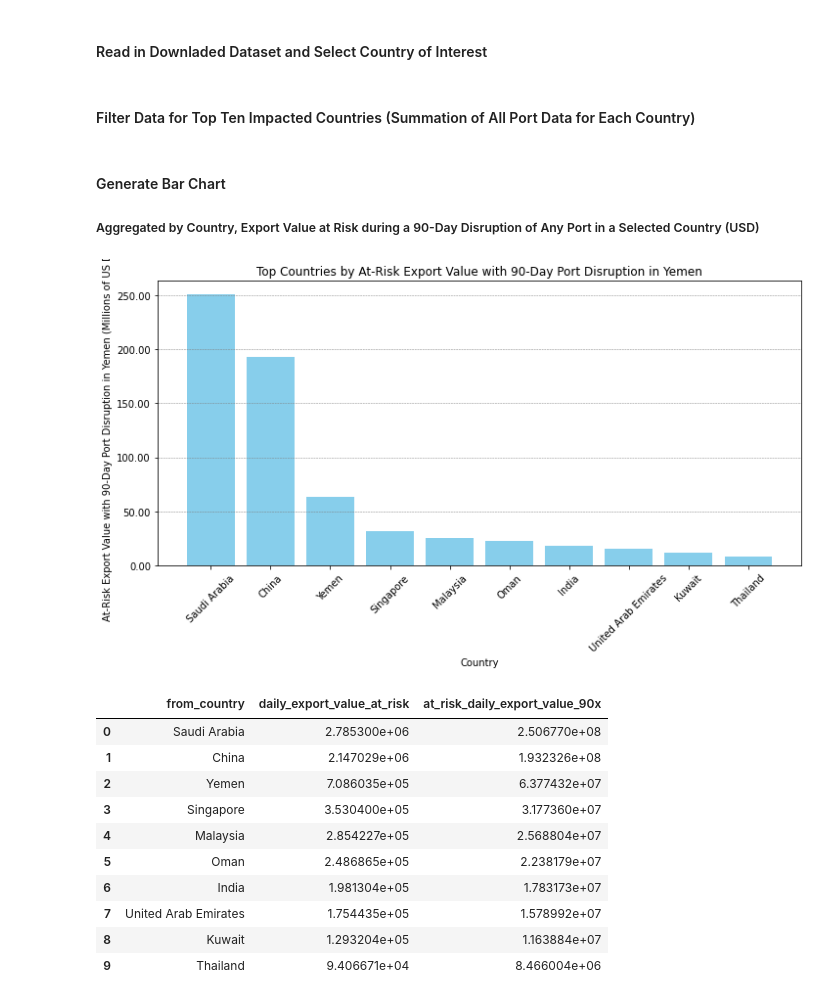
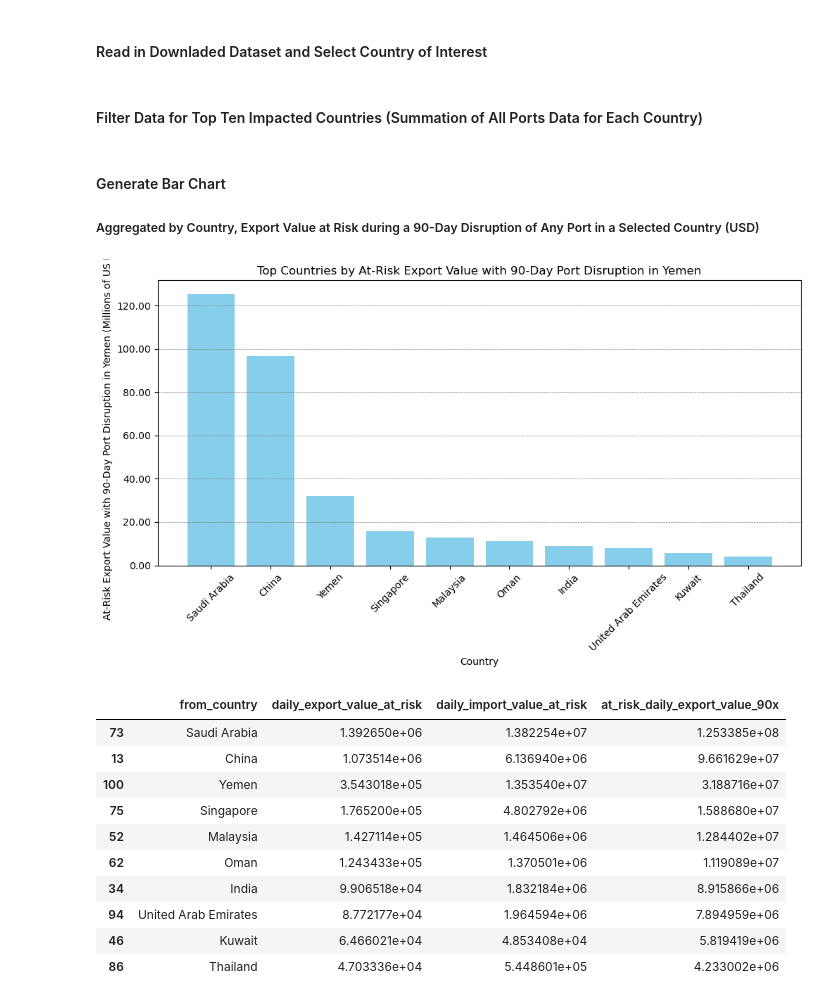
Before and after one commit to datapartnership/red-sea-monitoring, a Jupyter notebook: _sources/notebooks/spill/spill.ipynb, the cells around one changed output. Cells and saved outputs as stored; diff of their text form; code cells hidden in the pictures.

```diff
--- a/_sources/notebooks/spill/spill.ipynb
+++ b/_sources/notebooks/spill/spill.ipynb
@@ -112,2 +94,2 @@ country_data = data_df[data_df["to_country"] == "Yemen"]
 # %% [markdown]
-#### Filter Data for Top Ten Impacted Countries (Summation of All Port Data for Each Country)
+#### Filter Data for Top Ten Impacted Countries (Summation of All Ports Data for Each Country)
@@ -137,44 +96,51 @@ top_ten_exporters["at_risk_daily_export_value_90x"] = (
+# %%
+# First, filter the DataFrame to include only the rows where 'industry' == 'Total'
+total_industry_data = country_data[country_data['industry'] == 'Total']
+
+# Group and aggregate on the filtered DataFrame
+grouped_data = total_industry_data.groupby(['from_country']).agg(
+    daily_export_value_at_risk=('daily_export_value_at_risk', 'sum'),
+    daily_import_value_at_risk=('daily_import_value_at_risk', 'sum')
+).reset_index()
+
+# Identify the top ten countries with the greatest daily_export_value_at_risk
+top_ten_exporters = grouped_data.nlargest(10, 'daily_export_value_at_risk')
+
+# Create a new table for these top ten countries, including a new column that multiplies the export value by 90 days (or other time period -- the relationship is linear)
+top_ten_exporters['at_risk_daily_export_value_90x'] = top_ten_exporters['daily_export_value_at_risk'] * 90
 # %% [markdown]
 #### Generate Bar Chart
 ##### Aggregated by Country, Export Value at Risk during a 90-Day Disruption of Any Port in a Selected Country (USD)
 # %%
 # Create bar chart with y-axis showing "millions" and gray grid lines
 plt.figure(figsize=(10, 6))
-plt.bar(
-    top_ten_exporters["from_country"],
-    top_ten_exporters["at_risk_daily_export_value_90x"] / 1e6,
-    color="skyblue",
-)
-plt.title("Top Countries by At-Risk Export Value with 90-Day Port Disruption in Yemen")
-plt.xlabel("Country")
-plt.ylabel(
-    "At-Risk Export Value with 90-Day Port Disruption in Yemen (Millions of US Dollars"
-)
+plt.bar(top_ten_exporters['from_country'], top_ten_exporters['at_risk_daily_export_value_90x'] / 1e6, color='skyblue')
+plt.title('Top Countries by At-Risk Export Value with 90-Day Port Disruption in Yemen')
+plt.xlabel('Country')
+plt.ylabel('At-Risk Export Value with 90-Day Port Disruption in Yemen (Millions of US Dollars')
 plt.xticks(rotation=45)
-plt.grid(axis="y", color="gray", linestyle="--", linewidth=0.5)
+plt.grid(axis='y', color='gray', linestyle='--', linewidth=0.5)
 plt.tight_layout()
 
 # Adjust the y-axis labels to reflect the new scale in millions
-plt.gca().get_yaxis().set_major_formatter(
-    plt.FuncFormatter(lambda x, loc: "{:.2f}".format(x))
-)
+plt.gca().get_yaxis().set_major_formatter(plt.FuncFormatter(lambda x, loc: "{:.2f}".format(x)))
 
 # Display the adjusted plot
-plt.savefig("images/value.png")
+plt.savefig('images/value.png')
 plt.show()
 
 # Show the new table for top ten countries
 top_ten_exporters
 # %% [output]
-[figure, old version]
+[figure, new version]
-|  | from_country | daily_export_value_at_risk | at_risk_daily_export_value_90x |
-| 0 | Saudi Arabia | 2.785300e+06 | 2.506770e+08 |
-| 1 | China | 2.147029e+06 | 1.932326e+08 |
-| 2 | Yemen | 7.086035e+05 | 6.377432e+07 |
-| 3 | Singapore | 3.530400e+05 | 3.177360e+07 |
-| 4 | Malaysia | 2.854227e+05 | 2.568804e+07 |
-| 5 | Oman | 2.486865e+05 | 2.238179e+07 |
-| 6 | India | 1.981304e+05 | 1.783173e+07 |
-| 7 | United Arab Emirates | 1.754435e+05 | 1.578992e+07 |
-| 8 | Kuwait | 1.293204e+05 | 1.163884e+07 |
-| 9 | Thailand | 9.406671e+04 | 8.466004e+06 |
+|  | from_country | daily_export_value_at_risk | daily_import_value_at_risk | at_risk_daily_export_value_90x |
+| 73 | Saudi Arabia | 1.392650e+06 | 1.382254e+07 | 1.253385e+08 |
+| 13 | China | 1.073514e+06 | 6.136940e+06 | 9.661629e+07 |
+| 100 | Yemen | 3.543018e+05 | 1.353540e+07 | 3.188716e+07 |
+| 75 | Singapore | 1.765200e+05 | 4.802792e+06 | 1.588680e+07 |
+| 52 | Malaysia | 1.427114e+05 | 1.464506e+06 | 1.284402e+07 |
+| 62 | Oman | 1.243433e+05 | 1.370501e+06 | 1.119089e+07 |
+| 34 | India | 9.906518e+04 | 1.832184e+06 | 8.915866e+06 |
+| 94 | United Arab Emirates | 8.772177e+04 | 1.964594e+06 | 7.894959e+06 |
+| 46 | Kuwait | 6.466021e+04 | 4.853408e+04 | 5.819419e+06 |
+| 86 | Thailand | 4.703336e+04 | 5.448601e+05 | 4.233002e+06 |
```
Also changed, not shown: parts of 9 cells of this notebook, 7 other files.
